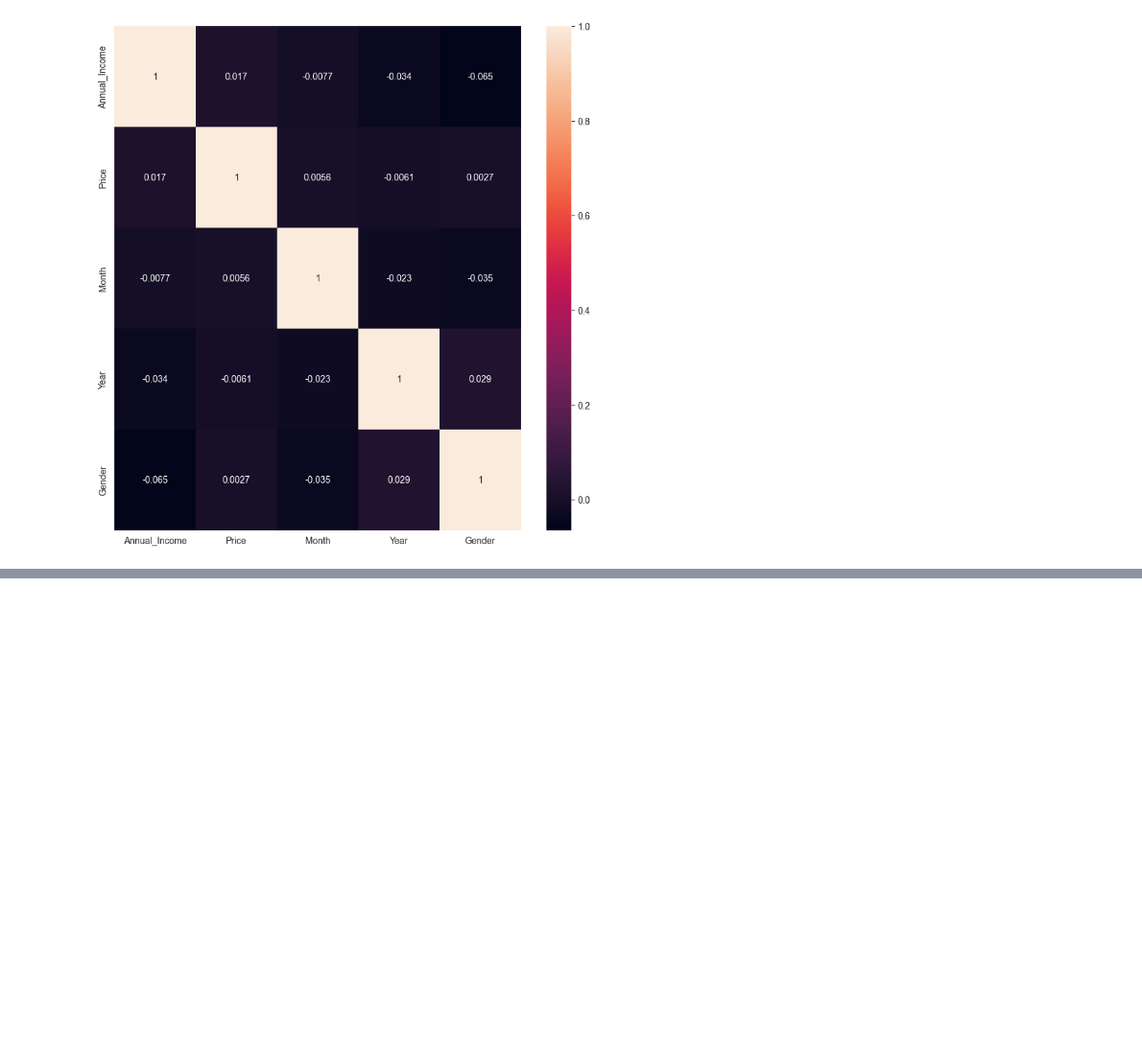
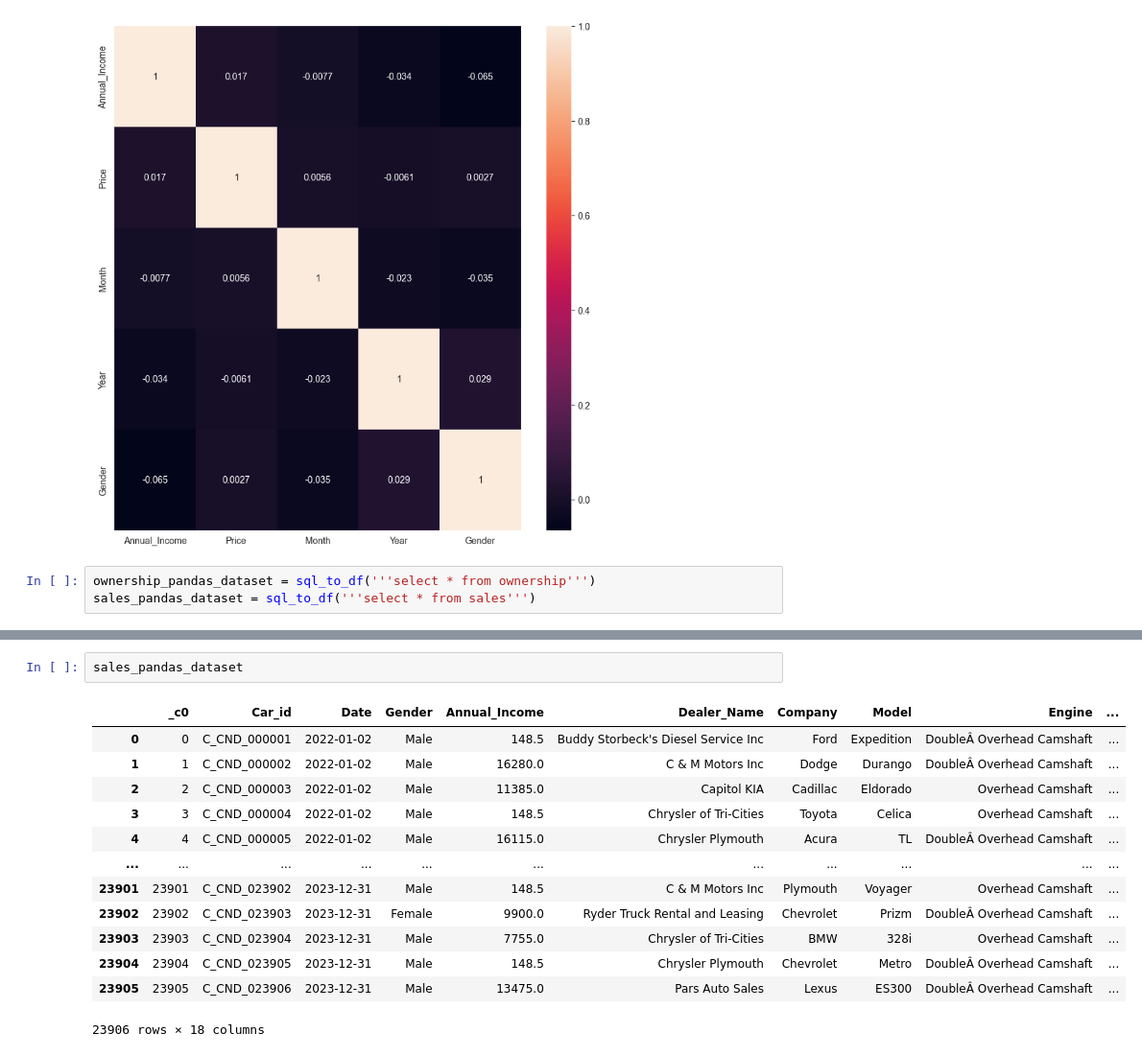
Before and after one commit to File500/Data_science_and_analysis, a Jupyter notebook: analysis/visual_analysis/car_ownership_and_sales_EDA.ipynb, the cells around one changed output, grey strips where cells are left out. Shown at 96% size. Drawn from its saved outputs; the diff is of its cells as text; blank space fills up the shorter version.

```diff
--- a/analysis/visual_analysis/car_ownership_and_sales_EDA.ipynb
+++ b/analysis/visual_analysis/car_ownership_and_sales_EDA.ipynb
@@ -566,3 +567,6 @@ sb.heatmap(data=filtered.corr(method='spearman'), annot=True)
 plt.show()
 # %% [output]
 [figure]
+# %%
+ownership_pandas_dataset = sql_to_df('''select * from ownership''')
+sales_pandas_dataset = sql_to_df('''select * from sales''')
@@ -568,0 +589,16 @@ plt.show()
+# %%
+sales_pandas_dataset
+# %% [output]
+|  | _c0 | Car_id | Date | Gender | Annual_Income | Dealer_Name | Company | Model | Engine | ... |
+| 0 | 0 | C_CND_000001 | 2022-01-02 | Male | 148.5 | Buddy Storbeck's Diesel Service Inc | Ford | Expedition | DoubleÂ Overhead Camshaft | ... |
+| 1 | 1 | C_CND_000002 | 2022-01-02 | Male | 16280.0 | C & M Motors Inc | Dodge | Durango | DoubleÂ Overhead Camshaft | ... |
+| 2 | 2 | C_CND_000003 | 2022-01-02 | Male | 11385.0 | Capitol KIA | Cadillac | Eldorado | Overhead Camshaft | ... |
+| 3 | 3 | C_CND_000004 | 2022-01-02 | Male | 148.5 | Chrysler of Tri-Cities | Toyota | Celica | Overhead Camshaft | ... |
+| 4 | 4 | C_CND_000005 | 2022-01-02 | Male | 16115.0 | Chrysler Plymouth | Acura | TL | DoubleÂ Overhead Camshaft | ... |
+| ... | ... | ... | ... | ... | ... | ... | ... | ... | ... | ... |
+| 23901 | 23901 | C_CND_023902 | 2023-12-31 | Male | 148.5 | C & M Motors Inc | Plymouth | Voyager | Overhead Camshaft | ... |
+| 23902 | 23902 | C_CND_023903 | 2023-12-31 | Female | 9900.0 | Ryder Truck Rental and Leasing | Chevrolet | Prizm | DoubleÂ Overhead Camshaft | ... |
+| 23903 | 23903 | C_CND_023904 | 2023-12-31 | Male | 7755.0 | Chrysler of Tri-Cities | BMW | 328i | Overhead Camshaft | ... |
+| 23904 | 23904 | C_CND_023905 | 2023-12-31 | Male | 148.5 | Chrysler Plymouth | Chevrolet | Metro | DoubleÂ Overhead Camshaft | ... |
+| 23905 | 23905 | C_CND_023906 | 2023-12-31 | Male | 13475.0 | Pars Auto Sales | Lexus | ES300 | DoubleÂ Overhead Camshaft | ... |
+23906 rows × 18 columns
```
Also changed, not shown: parts of 7 cells of this notebook, 4 other files.
